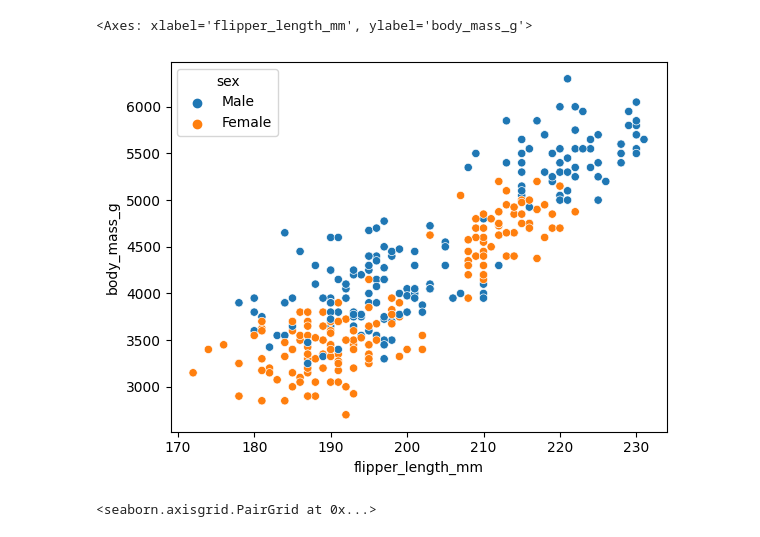
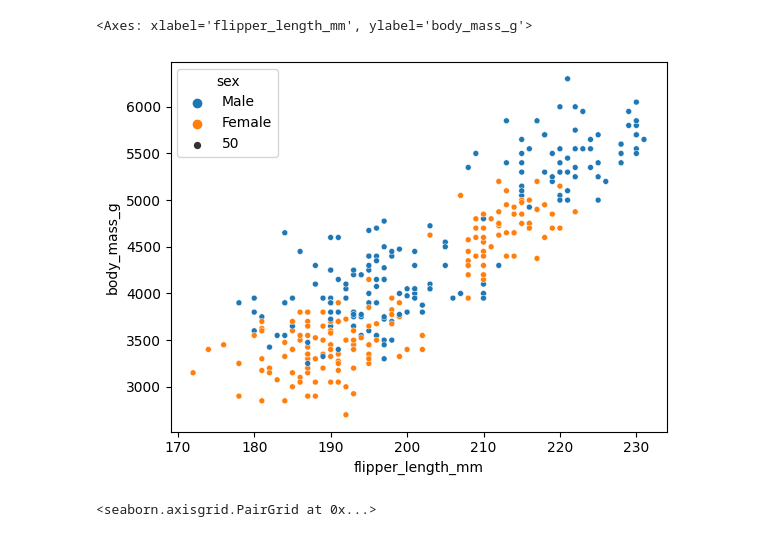
Before and after one commit to VitaliPopov/PYTHON, a Jupyter notebook: Копия_блокнота_"python_sem9_ipynb".ipynb, the cells around one changed output. Cells and saved outputs as stored; diff of their text form; code cells hidden in the pictures.

```diff
--- a/Копия_блокнота_"python_sem9_ipynb".ipynb
+++ b/Копия_блокнота_"python_sem9_ipynb".ipynb
@@ -29,10 +29,10 @@ penguins.head()
 | 3 | Adelie | Torgersen | NaN | NaN | NaN | NaN | NaN |
 | 4 | Adelie | Torgersen | 36.7 | 19.3 | 193.0 | 3450.0 | Female |
 # %%
-sns.scatterplot(data= penguins, x = 'flipper_length_mm', y = 'body_mass_g', hue ='sex')
+sns.scatterplot(data= penguins, x = 'flipper_length_mm', y = 'body_mass_g', hue ='sex', size = 50)
 # %% [output]
 <Axes: xlabel='flipper_length_mm', ylabel='body_mass_g'>
-[figure, old version]
+[figure, new version]
 # %%
 cols = ['bill_length_mm', 'bill_depth_mm', 'flipper_length_mm', 'body_mass_g']
 g = sns.PairGrid(penguins[cols])
```
Also changed, not shown: parts of 3 cells of this notebook.
